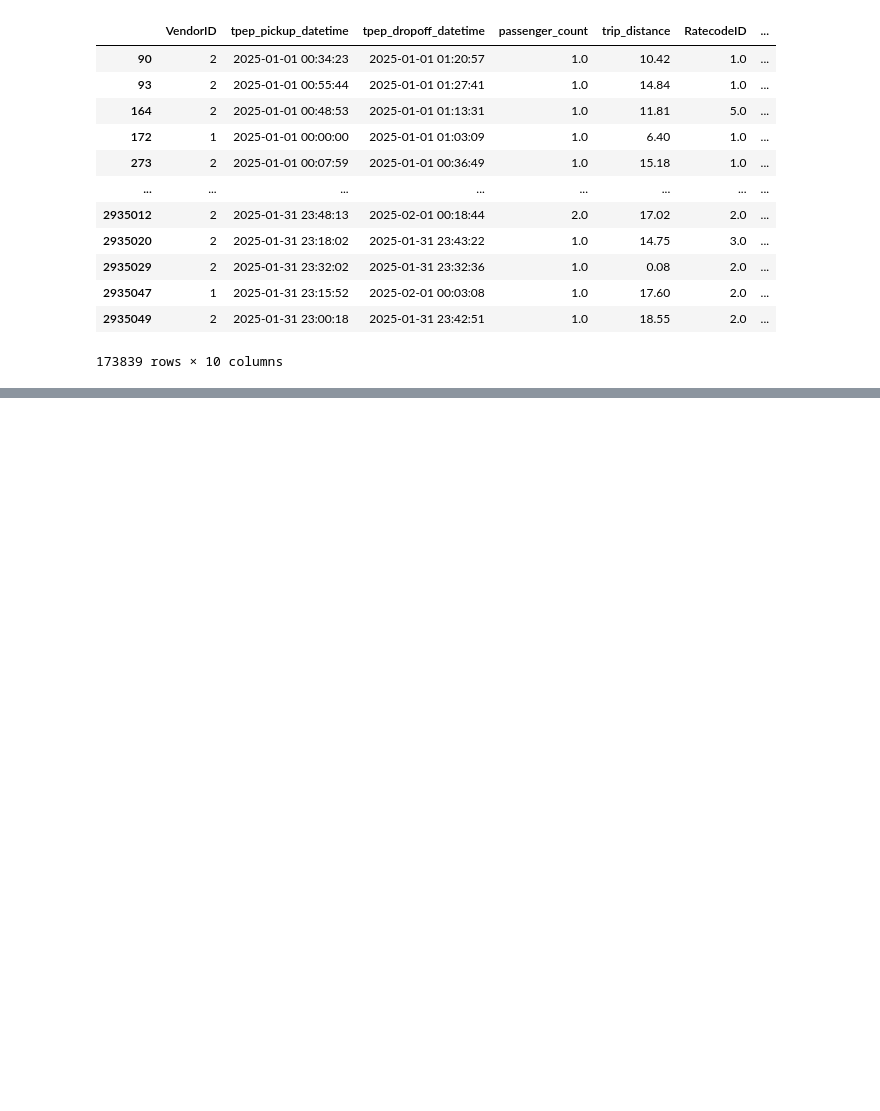
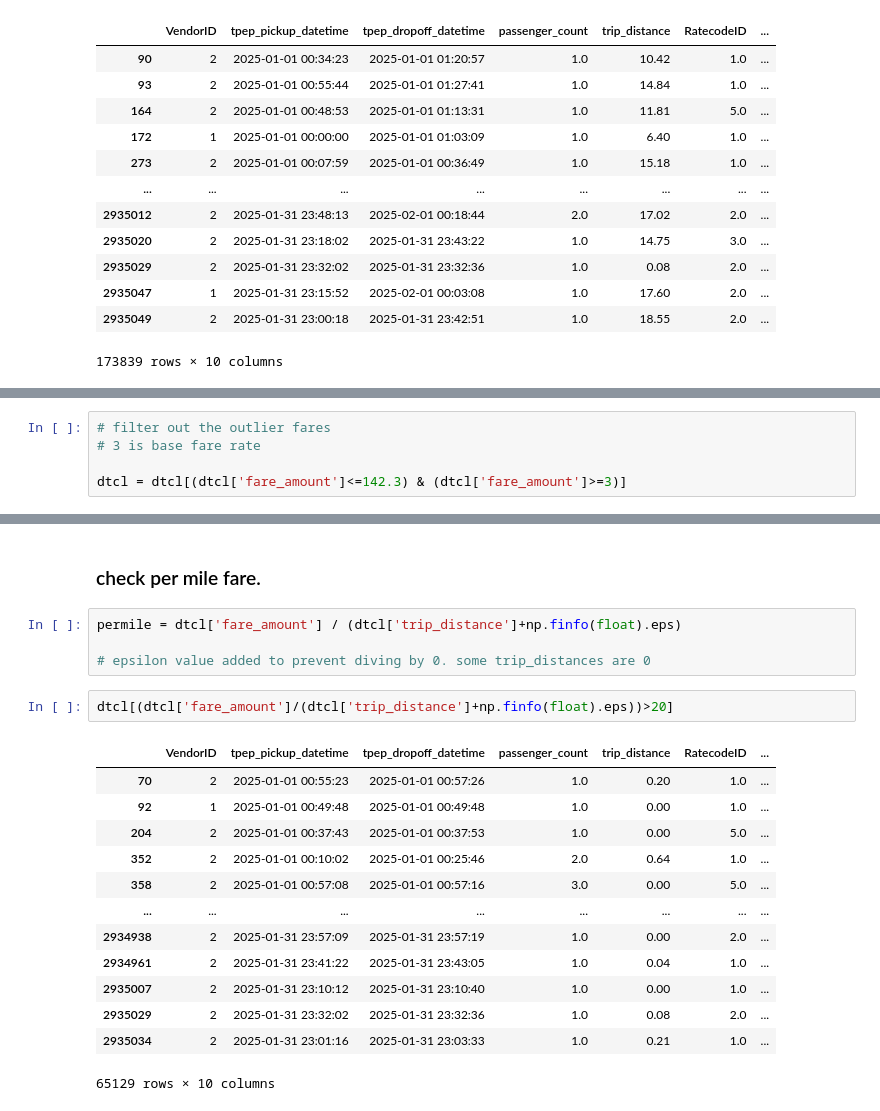
Before and after one commit to anubhavsingh1729/aidqds, a Jupyter notebook: analysis_notebook.ipynb, the cells around one changed output, grey strips where cells are left out. Cells and saved outputs as stored; diff of their text form; blank space fills up the shorter version.

```diff
--- a/analysis_notebook.ipynb
+++ b/analysis_notebook.ipynb
@@ -215,0 +238,5 @@ large
+# %%
+# filter out the outlier fares
+# 3 is base fare rate
+
+dtcl = dtcl[(dtcl['fare_amount']<=142.3) & (dtcl['fare_amount']>=3)]
@@ -215,0 +259,22 @@ large
+# %% [markdown]
+### check per mile fare.
+# %%
+permile = dtcl['fare_amount'] / (dtcl['trip_distance']+np.finfo(float).eps)
+
+# epsilon value added to prevent diving by 0. some trip_distances are 0
+# %%
+dtcl[(dtcl['fare_amount']/(dtcl['trip_distance']+np.finfo(float).eps))>20]
+# %% [output]
+|  | VendorID | tpep_pickup_datetime | tpep_dropoff_datetime | passenger_count | trip_distance | RatecodeID | ... |
+| 70 | 2 | 2025-01-01 00:55:23 | 2025-01-01 00:57:26 | 1.0 | 0.20 | 1.0 | ... |
+| 92 | 1 | 2025-01-01 00:49:48 | 2025-01-01 00:49:48 | 1.0 | 0.00 | 1.0 | ... |
+| 204 | 2 | 2025-01-01 00:37:43 | 2025-01-01 00:37:53 | 1.0 | 0.00 | 5.0 | ... |
+| 352 | 2 | 2025-01-01 00:10:02 | 2025-01-01 00:25:46 | 2.0 | 0.64 | 1.0 | ... |
+| 358 | 2 | 2025-01-01 00:57:08 | 2025-01-01 00:57:16 | 3.0 | 0.00 | 5.0 | ... |
+| ... | ... | ... | ... | ... | ... | ... | ... |
+| 2934938 | 2 | 2025-01-31 23:57:09 | 2025-01-31 23:57:19 | 1.0 | 0.00 | 2.0 | ... |
+| 2934961 | 2 | 2025-01-31 23:41:22 | 2025-01-31 23:43:05 | 1.0 | 0.04 | 1.0 | ... |
+| 2935007 | 2 | 2025-01-31 23:10:12 | 2025-01-31 23:10:40 | 1.0 | 0.00 | 1.0 | ... |
+| 2935029 | 2 | 2025-01-31 23:32:02 | 2025-01-31 23:32:36 | 1.0 | 0.08 | 2.0 | ... |
+| 2935034 | 2 | 2025-01-31 23:01:16 | 2025-01-31 23:03:33 | 1.0 | 0.21 | 1.0 | ... |
+65129 rows × 10 columns
```
Also changed, not shown: parts of 11 cells of this notebook.
